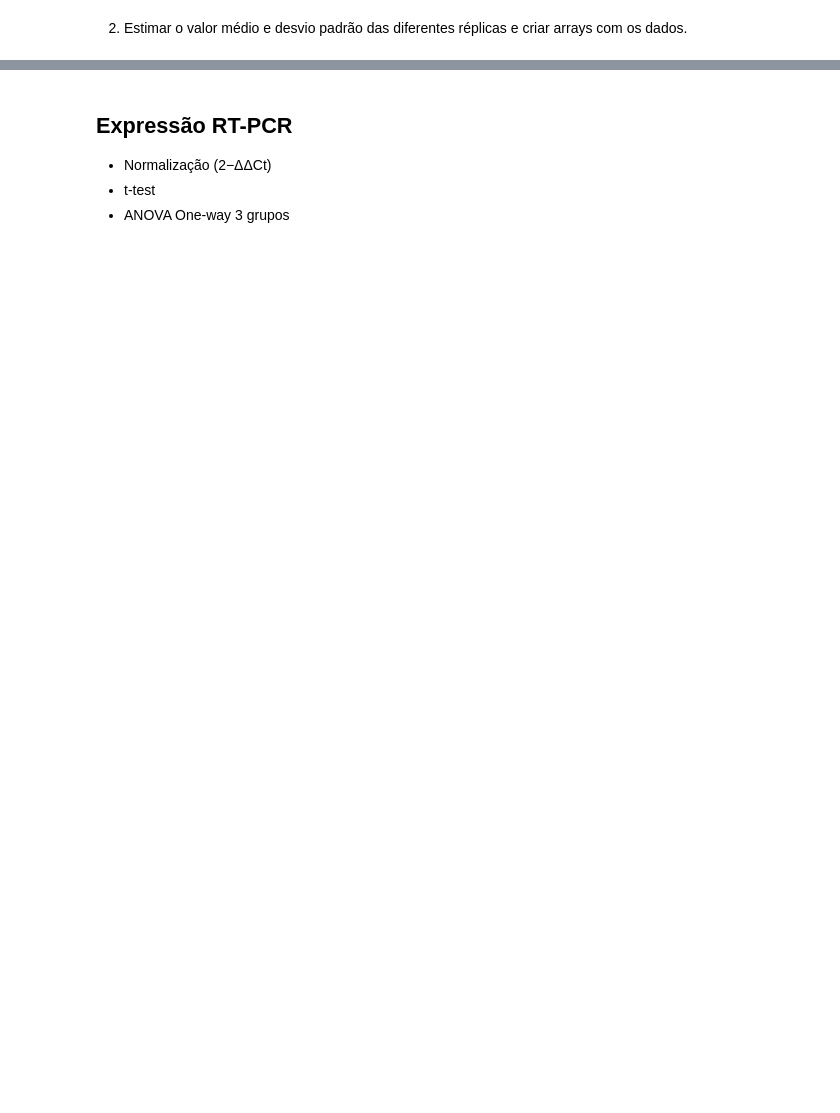
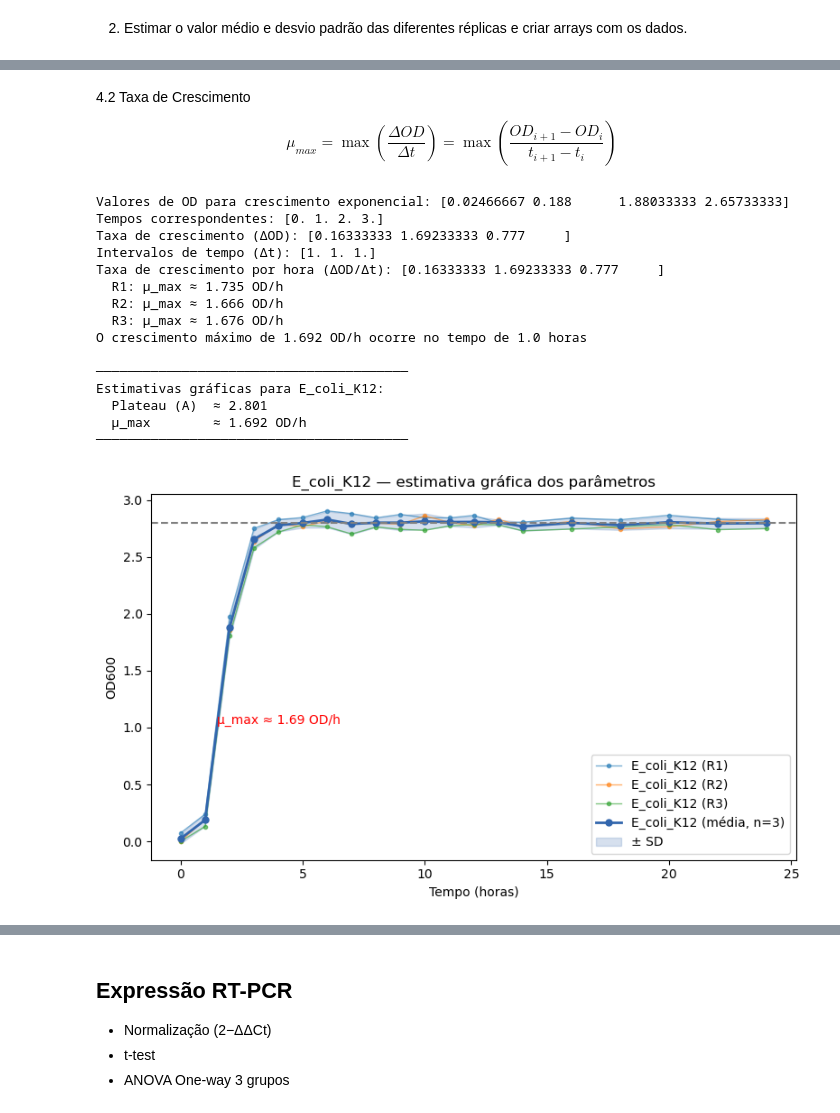
Before and after one commit to SaraBSalazar/courses, a Jupyter notebook: PALOP_2026/Aula_0/Aula_Bioinformática_0.ipynb, the cells around one changed output, grey strips where cells are left out. Drawn from its saved outputs; the diff is of its cells as text; code cells hidden in the pictures; blank space fills up the shorter version.

```diff
--- a/PALOP_2026/Aula_0/Aula_Bioinformática_0.ipynb
+++ b/PALOP_2026/Aula_0/Aula_Bioinformática_0.ipynb
@@ -204,0 +189,58 @@ print(f"{'─'*40}")
+# %% [markdown]
+4.2 Taxa de Crescimento
+
+$$\mu_{max} = \max\left(\frac{\Delta OD}{\Delta t}\right) = \max\left(\frac{OD_{i+1} - OD_i}{t_{i+1} - t_i}\right)$$
+# %%
+# ── Taxa máxima (mu) ────────────────────────────────────
+values_umax = od_mean[0:4] # selecionar os valores de OD para os tempos de crescimento exponencial
+print(f"Valores de OD para crescimento exponencial: {values_umax}")
+time_umax = time_array[0:4] # selecionar os tempos correspondentes aos valores de OD
+print(f"Tempos correspondentes: {time_umax}")
+dod = np.diff(values_umax) # calcular a diferença entre os valores de OD para obter a taxa de crescimento
+print(f"Taxa de crescimento (ΔOD): {dod}")
+dt = np.diff(time_umax) # calcular intervalo de tempo
+print(f"Intervalos de tempo (Δt): {dt}")
+dod_dt = dod / dt # aplicar a fórmula da taxa de crescimento (ΔOD/Δt)
+print(f"Taxa de crescimento por hora (ΔOD/Δt): {dod_dt}")
+
+# calcular mu para cada réplica individualmente
+for _, row in df_estirpe_time.iterrows():
+    od_rep      = row.values.astype(float) # extrair os valores de OD da réplica
+    dod_dt_rep  = np.diff(od_rep[0:4]) / np.diff(time_umax) # calcular a taxa de crescimento da réplica
+    mu_rep      = np.max(dod_dt_rep) # estimar μ_max da réplica
+    print(f"  {df_estirpe.loc[_, 'Replicate']}: μ_max ≈ {mu_rep:.3f} OD/h")
+
+mu_estimado  = np.max(dod_dt) # encontrar the maximum value of the growth rate to estimate μ_max
+idx_max      = np.argmax(dod_dt) # encontrar o índice no array no valor máximo
+time_mu_max  = time_umax[idx_max] # para identificar o tempo correspondente
+print(f"O crescimento máximo de {mu_estimado:.3f} OD/h ocorre no tempo de {time_mu_max} horas")
+
+ax.annotate(f"μ_max ≈ {mu_estimado:.2f} OD/h",
+            xy=(time_umax[idx_max], od_mean[idx_max+1]),
+            xytext=((time_array[idx_max] + time_array[idx_max + 1]) / 2, (od_mean[idx_max] + od_mean[idx_max + 1]) / 2),
+            color="red", fontsize=10)
+
+print(f"\n{'─'*40}")
+print(f"Estimativas gráficas para {estirpe}:")
+print(f"  Plateau (A)  ≈ {A_estimado:.3f}")
+print(f"  μ_max        ≈ {mu_estimado:.3f} OD/h")
+print(f"{'─'*40}")
+display(fig)
+plt.close()
+# %% [output]
+Valores de OD para crescimento exponencial: [0.02466667 0.188      1.88033333 2.65733333]
+Tempos correspondentes: [0. 1. 2. 3.]
+Taxa de crescimento (ΔOD): [0.16333333 1.69233333 0.777     ]
+Intervalos de tempo (Δt): [1. 1. 1.]
+Taxa de crescimento por hora (ΔOD/Δt): [0.16333333 1.69233333 0.777     ]
+  R1: μ_max ≈ 1.735 OD/h
+  R2: μ_max ≈ 1.666 OD/h
+  R3: μ_max ≈ 1.676 OD/h
+O crescimento máximo de 1.692 OD/h ocorre no tempo de 1.0 horas
+
+────────────────────────────────────────
+Estimativas gráficas para E_coli_K12:
+  Plateau (A)  ≈ 2.801
+  μ_max        ≈ 1.692 OD/h
+────────────────────────────────────────
+[figure, added]
```
Also changed, not shown: parts of 25 cells of this notebook.
